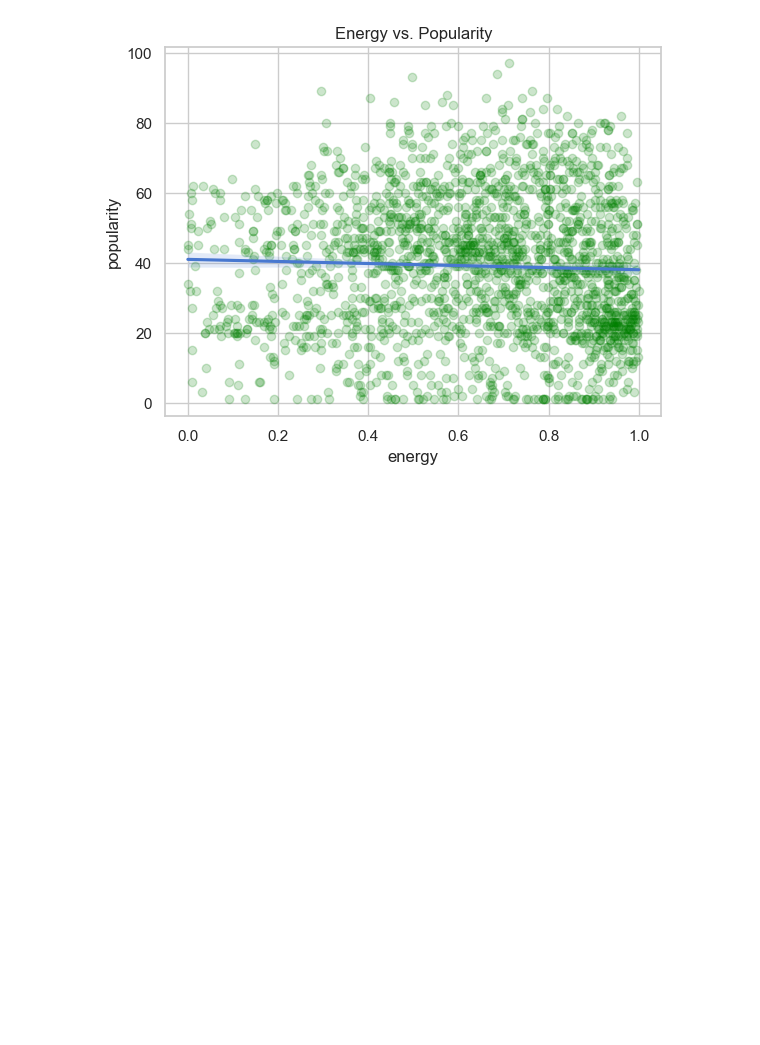
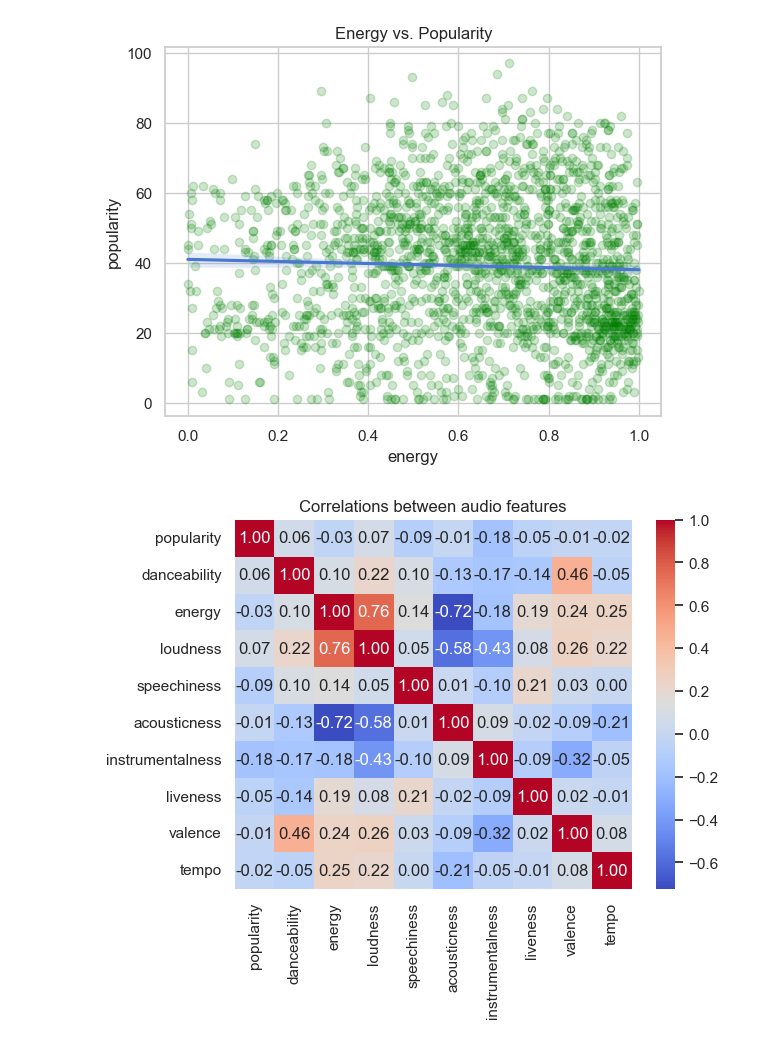
Before and after one commit to Veilard/spotify-tracks-analysis, a Jupyter notebook: main.ipynb, the cells around one changed output. Saved outputs shown, nothing was run; the diff lists cells and outputs as text; code cells hidden in the pictures; blank space fills up the shorter version.

Commit message:
added correlations

```diff
--- a/Untitled.ipynb
+++ b/main.ipynb
@@ -143,3 +143,15 @@ plt.show()
 [figure]
 # %%
 #As we can see, energy of a song doesn't really correlate that much with its popularity.
+# %%
+numeric_cols = ['popularity', 'danceability', 'energy', 'loudness',
+                'speechiness','acousticness', 'instrumentalness',
+                'liveness', 'valence', 'tempo']
+
+corr = df_clean[numeric_cols].corr()
+
+sns.heatmap(corr, annot=True, fmt=".2f", cmap="coolwarm")
+plt.title("Correlations between audio features")
+plt.show()
+# %% [output]
+[figure, added]
```
Also changed, not shown: parts of 1 cell of this notebook.
